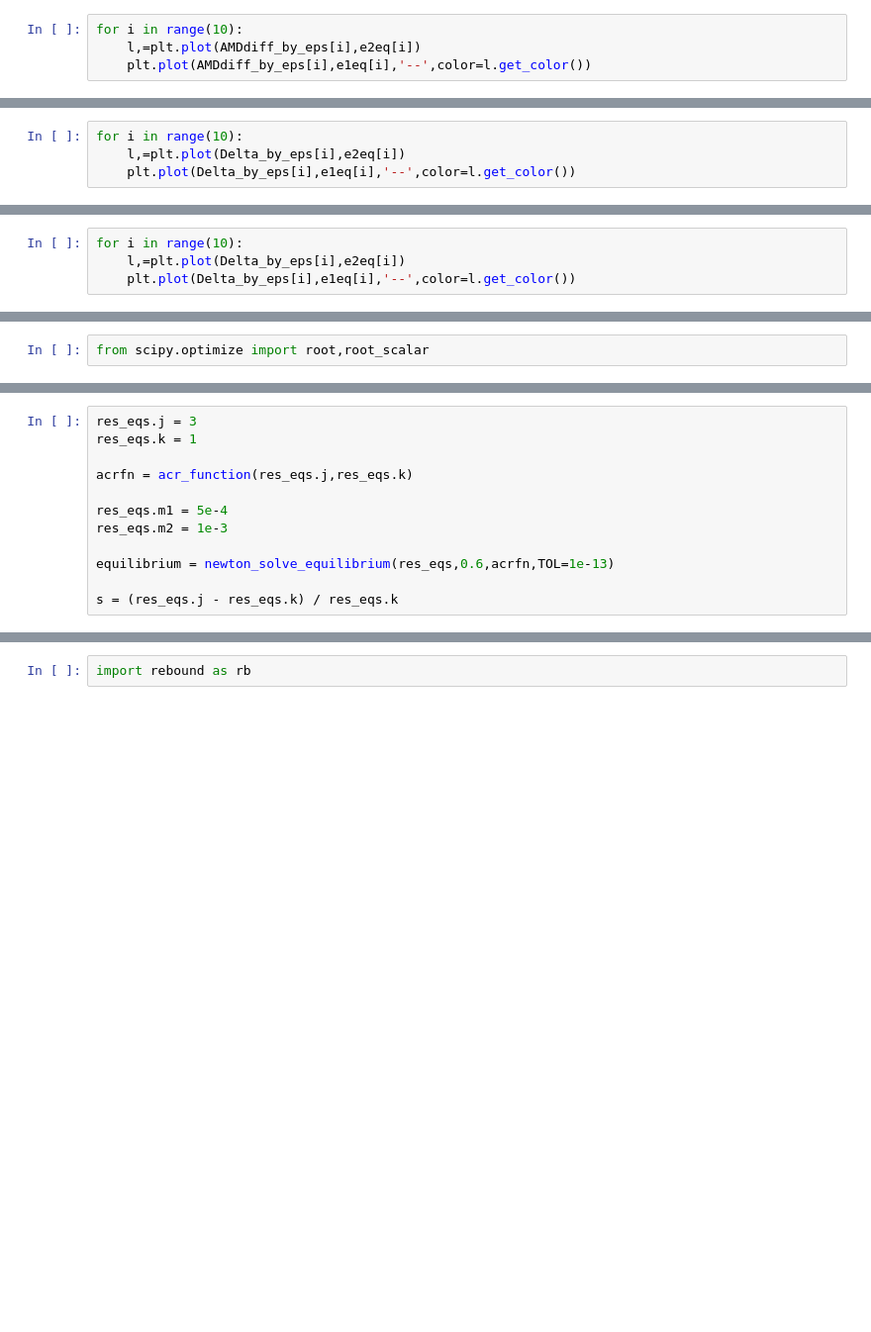
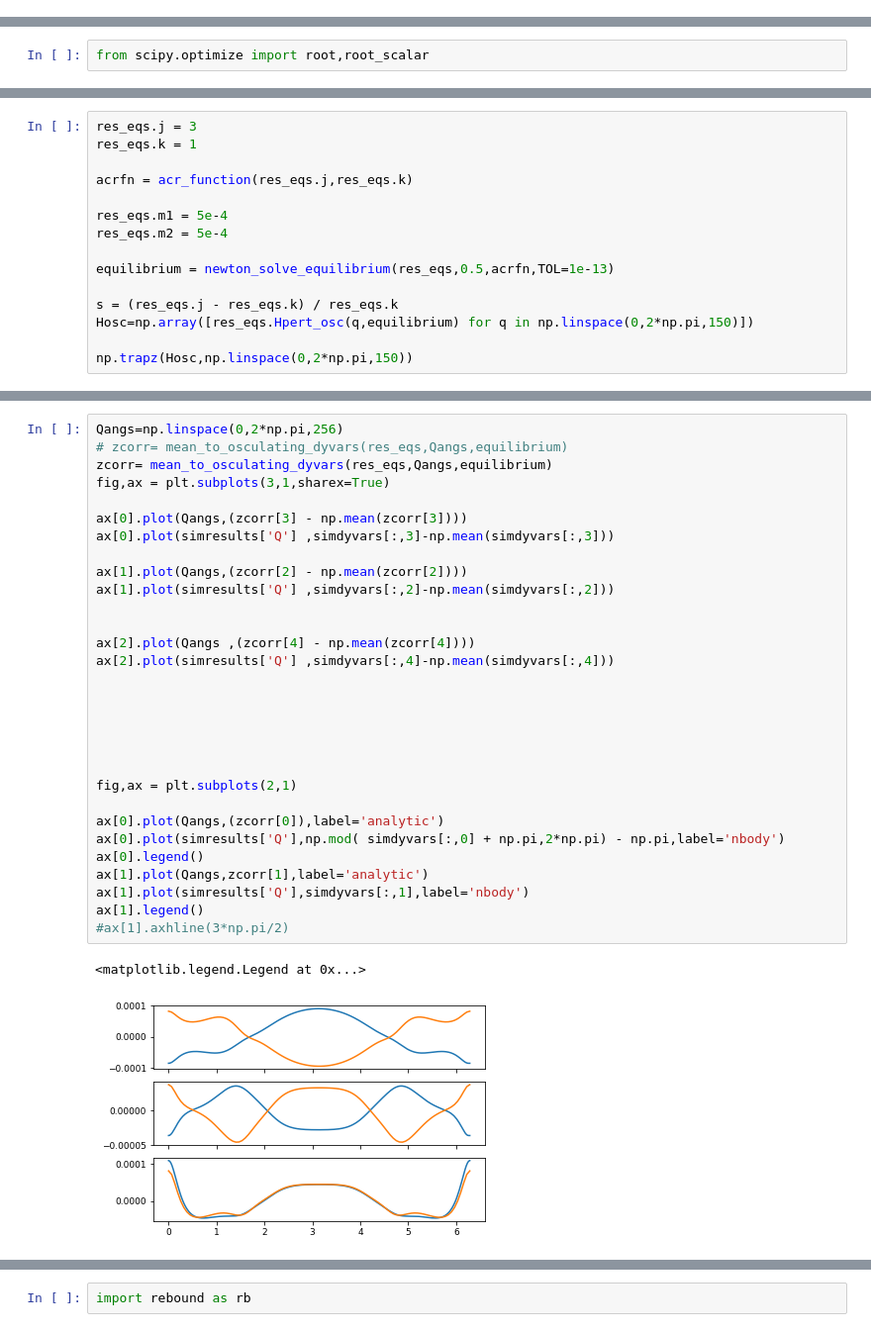
Before and after one commit to shadden/ResonantPlanetPairsRVModeling, a Jupyter notebook: jupyter_examples/Construct_ACR_Families.ipynb, the cells around one changed output, grey strips where cells are left out. Shown: that part at 99% size. Cells and saved outputs as stored; diff of their text form; blank space fills up the shorter version.

```diff
--- a/jupyter_examples/Construct_ACR_Families.ipynb
+++ b/jupyter_examples/Construct_ACR_Families.ipynb
@@ -323,4 +322,0 @@ for i in range(10):
-# %%
-for i in range(10):
-    l,=plt.plot(AMDdiff_by_eps[i],e2eq[i])
-    plt.plot(AMDdiff_by_eps[i],e1eq[i],'--',color=l.get_color())
@@ -329,4 +322,0 @@ for i in range(10):
-# %%
-for i in range(10):
-    l,=plt.plot(Delta_by_eps[i],e2eq[i])
-    plt.plot(Delta_by_eps[i],e1eq[i],'--',color=l.get_color())
@@ -335,4 +322,0 @@ for i in range(10):
-# %%
-for i in range(10):
-    l,=plt.plot(Delta_by_eps[i],e2eq[i])
-    plt.plot(Delta_by_eps[i],e1eq[i],'--',color=l.get_color())
@@ -453,8 +446,11 @@ res_eqs.k = 1
 acrfn = acr_function(res_eqs.j,res_eqs.k)
 
 res_eqs.m1 = 5e-4
-res_eqs.m2 = 1e-3
+res_eqs.m2 = 5e-4
 
-equilibrium = newton_solve_equilibrium(res_eqs,0.6,acrfn,TOL=1e-13)
+equilibrium = newton_solve_equilibrium(res_eqs,0.5,acrfn,TOL=1e-13)
 
 s = (res_eqs.j - res_eqs.k) / res_eqs.k
+Hosc=np.array([res_eqs.Hpert_osc(q,equilibrium) for q in np.linspace(0,2*np.pi,150)])
+
+np.trapz(Hosc,np.linspace(0,2*np.pi,150))
@@ -460,0 +536,33 @@ s = (res_eqs.j - res_eqs.k) / res_eqs.k
+# %%
+Qangs=np.linspace(0,2*np.pi,256)
+# zcorr= mean_to_osculating_dyvars(res_eqs,Qangs,equilibrium)
+zcorr= mean_to_osculating_dyvars(res_eqs,Qangs,equilibrium)
+fig,ax = plt.subplots(3,1,sharex=True)
+
+ax[0].plot(Qangs,(zcorr[3] - np.mean(zcorr[3])))
+ax[0].plot(simresults['Q'] ,simdyvars[:,3]-np.mean(simdyvars[:,3]))
+
+ax[1].plot(Qangs,(zcorr[2] - np.mean(zcorr[2])))
+ax[1].plot(simresults['Q'] ,simdyvars[:,2]-np.mean(simdyvars[:,2]))
+
+
+ax[2].plot(Qangs ,(zcorr[4] - np.mean(zcorr[4])))
+ax[2].plot(simresults['Q'] ,simdyvars[:,4]-np.mean(simdyvars[:,4]))
+
+
+
+
+
+
+fig,ax = plt.subplots(2,1)
+
+ax[0].plot(Qangs,(zcorr[0]),label='analytic')
+ax[0].plot(simresults['Q'],np.mod( simdyvars[:,0] + np.pi,2*np.pi) - np.pi,label='nbody')
+ax[0].legend()
+ax[1].plot(Qangs,zcorr[1],label='analytic')
+ax[1].plot(simresults['Q'],simdyvars[:,1],label='nbody')
+ax[1].legend()
+#ax[1].axhline(3*np.pi/2)
+# %% [output]
+<matplotlib.legend.Legend at 0x...>
+[figure, added]
```
Also changed, not shown: parts of 24 cells of this notebook, 3 other files.
